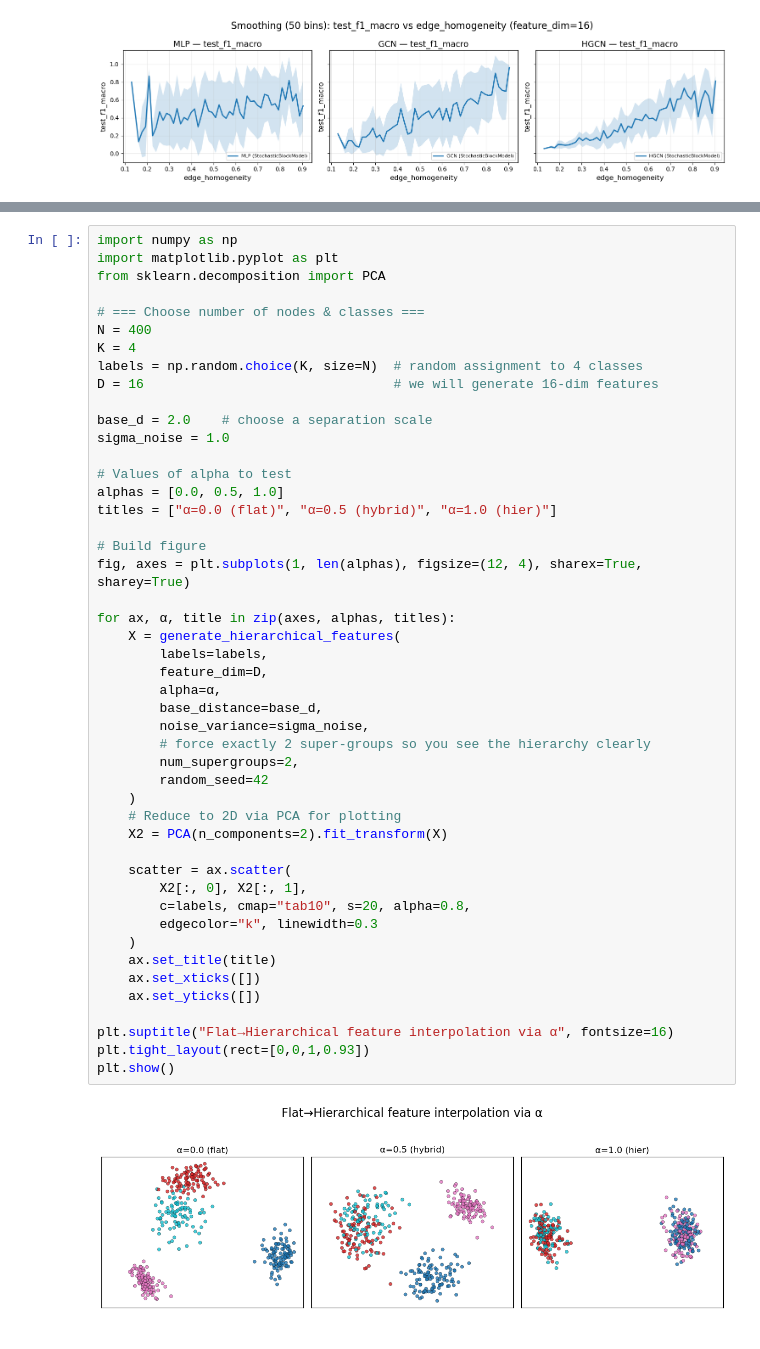
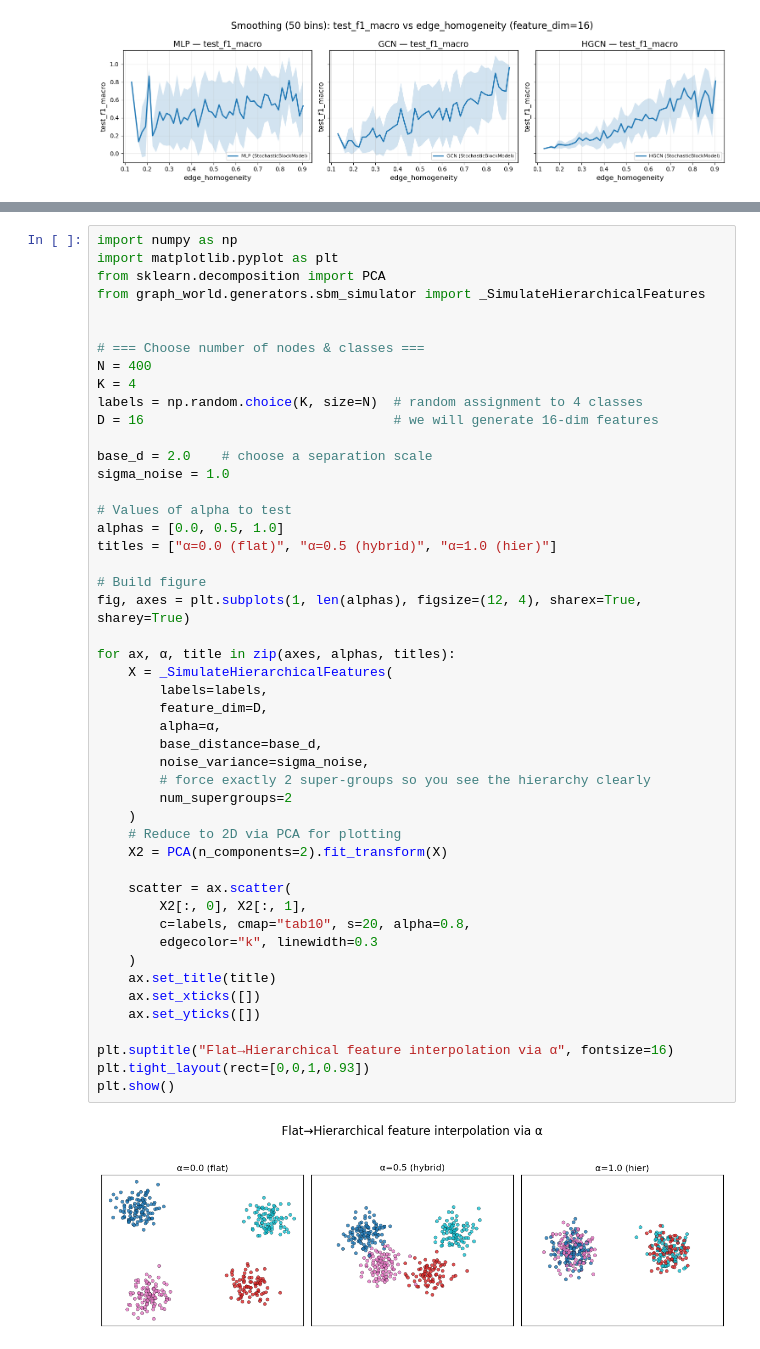
Before and after one commit to danie1uva/graphworld, a Jupyter notebook: src/notebooks/eda_graph_gen.ipynb, the cells around one changed output, grey strips where cells are left out. Cells and saved outputs as stored; diff of their text form.

Commit message:
hierarchical_feature method added

```diff
--- a/src/notebooks/eda_graph_gen.ipynb
+++ b/src/notebooks/eda_graph_gen.ipynb
@@ -1227,6 +1127,8 @@ def generate_hierarchical_features(
 import numpy as np
 import matplotlib.pyplot as plt
 from sklearn.decomposition import PCA
+from graph_world.generators.sbm_simulator import _SimulateHierarchicalFeatures
+
 
 # === Choose number of nodes & classes ===
 N = 400
@@ -1241,34 +1143,33 @@ sigma_noise = 1.0
 alphas = [0.0, 0.5, 1.0]
 titles = ["α=0.0 (flat)", "α=0.5 (hybrid)", "α=1.0 (hier)"]
 
 # Build figure
 fig, axes = plt.subplots(1, len(alphas), figsize=(12, 4), sharex=True, sharey=True)
 
 for ax, α, title in zip(axes, alphas, titles):
-    X = generate_hierarchical_features(
+    X = _SimulateHierarchicalFeatures(
         labels=labels,
         feature_dim=D,
         alpha=α,
         base_distance=base_d,
         noise_variance=sigma_noise,
         # force exactly 2 super‐groups so you see the hierarchy clearly
-        num_supergroups=2,
-        random_seed=42
+        num_supergroups=2
     )
     # Reduce to 2D via PCA for plotting
     X2 = PCA(n_components=2).fit_transform(X)
 
     scatter = ax.scatter(
         X2[:, 0], X2[:, 1],
         c=labels, cmap="tab10", s=20, alpha=0.8,
         edgecolor="k", linewidth=0.3
     )
     ax.set_title(title)
     ax.set_xticks([])
     ax.set_yticks([])
 
 plt.suptitle("Flat→Hierarchical feature interpolation via α", fontsize=16)
 plt.tight_layout(rect=[0,0,1,0.93])
 plt.show()
 # %% [output]
-[figure, old version]
+[figure, new version]
```
Also changed, not shown: parts of 4 cells of this notebook, 4 other files.
